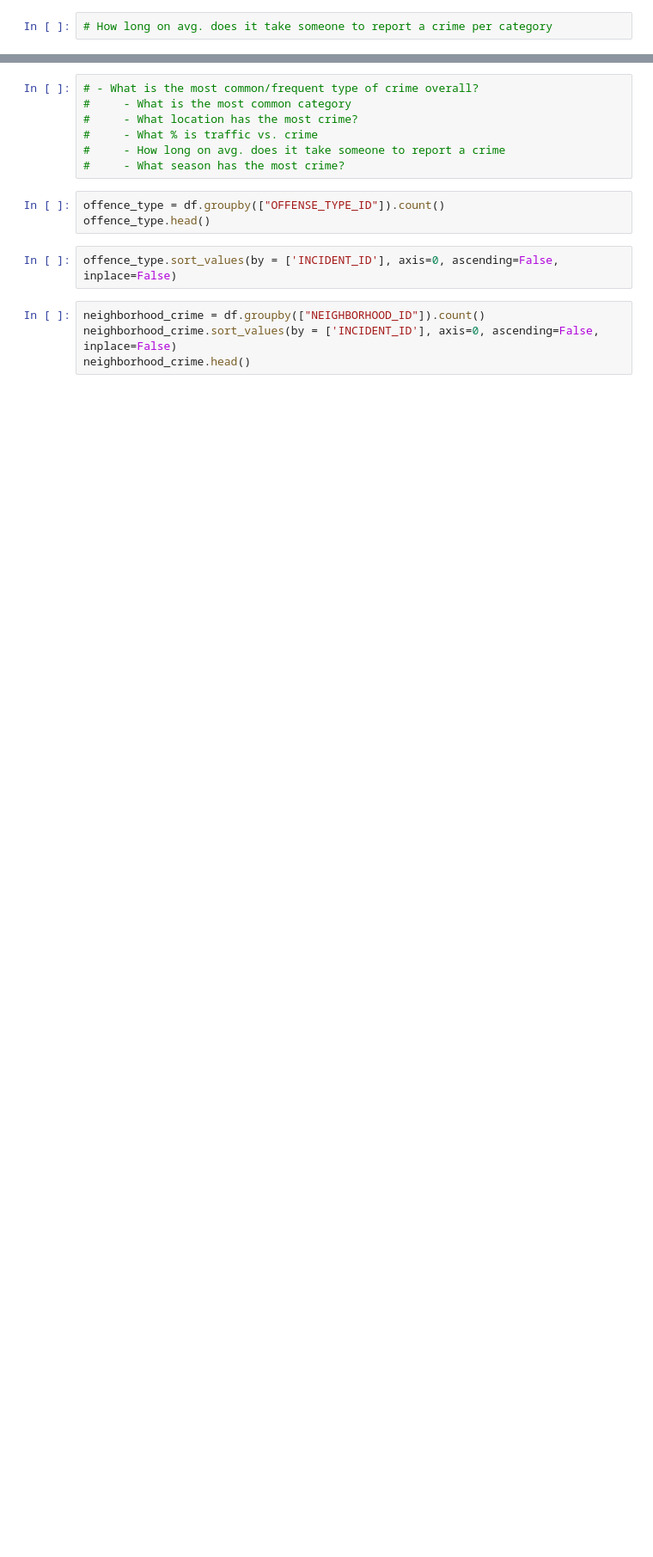
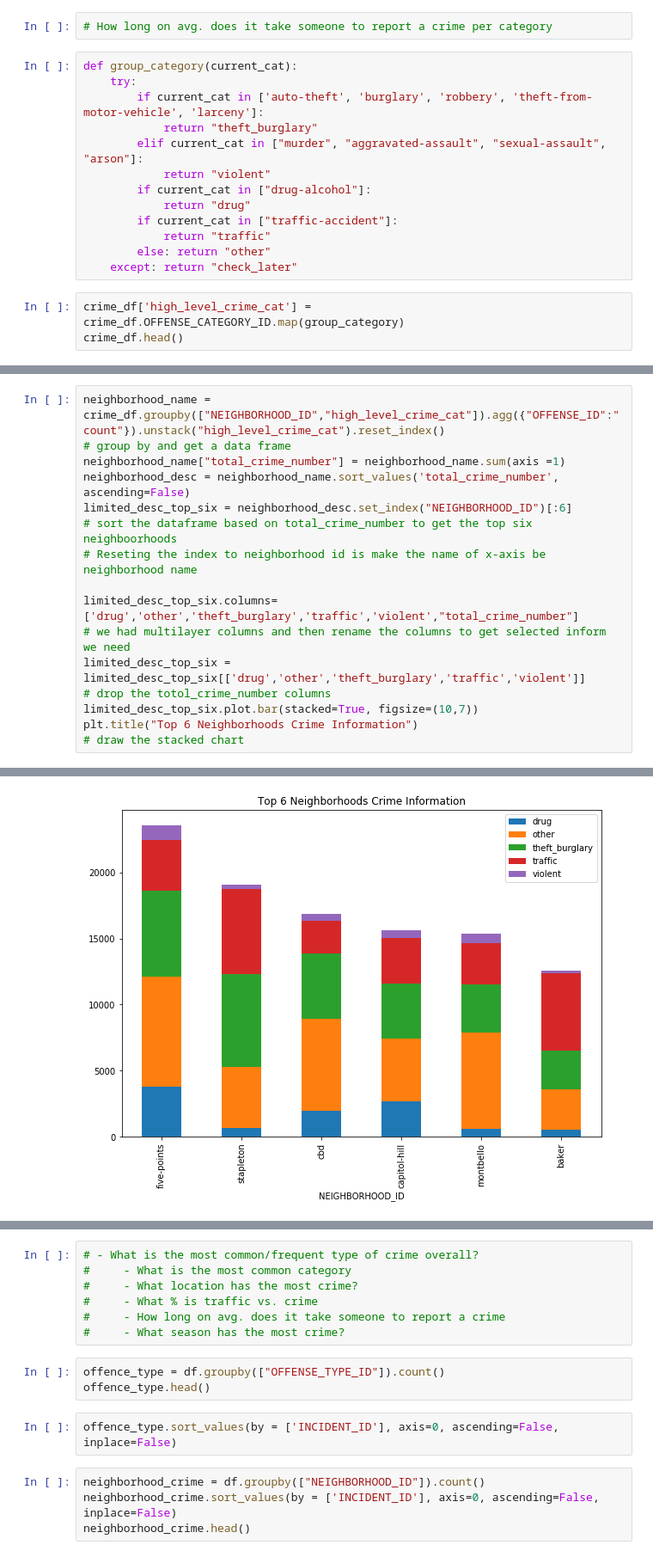
Before and after one commit to JenniferRae84/Denver_Crime_Project, a Jupyter notebook: Summer Analysis.ipynb, the cells around one changed output, grey strips where cells are left out. Shown at 86% size. Saved outputs shown, nothing was run; the diff lists cells and outputs as text; blank space fills up the shorter version.

```diff
--- a/Summer Analysis.ipynb
+++ b/Summer Analysis.ipynb
@@ -182,2 +209,18 @@ pivot_limited.plot.bar(stacked=True, figsize=(10,7))
 # %%
 # How long on avg. does it take someone to report a crime per category
+# %%
+def group_category(current_cat):
+    try:
+        if current_cat in ['auto-theft', 'burglary', 'robbery', 'theft-from-motor-vehicle', 'larceny']:
+            return "theft_burglary"
+        elif current_cat in ["murder", "aggravated-assault", "sexual-assault", "arson"]:
+            return "violent"
+        if current_cat in ["drug-alcohol"]:
+            return "drug"
+        if current_cat in ["traffic-accident"]:
+            return "traffic"
+        else: return "other"
+    except: return "check_later"
+# %%
+crime_df['high_level_crime_cat'] = crime_df.OFFENSE_CATEGORY_ID.map(group_category)
+crime_df.head()
@@ -183,0 +235,17 @@ pivot_limited.plot.bar(stacked=True, figsize=(10,7))
+# %%
+neighborhood_name = crime_df.groupby(["NEIGHBORHOOD_ID","high_level_crime_cat"]).agg({"OFFENSE_ID":"count"}).unstack("high_level_crime_cat").reset_index()
+# group by and get a data frame
+neighborhood_name["total_crime_number"] = neighborhood_name.sum(axis =1)
+neighborhood_desc = neighborhood_name.sort_values('total_crime_number', ascending=False)
+limited_desc_top_six = neighborhood_desc.set_index("NEIGHBORHOOD_ID")[:6]
+# sort the dataframe based on total_crime_number to get the top six neighboorhoods
+# Reseting the index to neighborhood id is make the name of x-axis be neighborhood name
+
+limited_desc_top_six.columns=['drug','other','theft_burglary','traffic','violent',"total_crime_number"]
+# we had multilayer columns and then rename the columns to get selected inform we need
+limited_desc_top_six = limited_desc_top_six[['drug','other','theft_burglary','traffic','violent']]
+# drop the totol_crime_number columns
+limited_desc_top_six.plot.bar(stacked=True, figsize=(10,7))
+plt.title("Top 6 Neighborhoods Crime Information")
+# draw the stacked chart
+# %% [output]
@@ -183,0 +253 @@ pivot_limited.plot.bar(stacked=True, figsize=(10,7))
+[figure, added]
```
Also changed, not shown: parts of 13 cells of this notebook.
